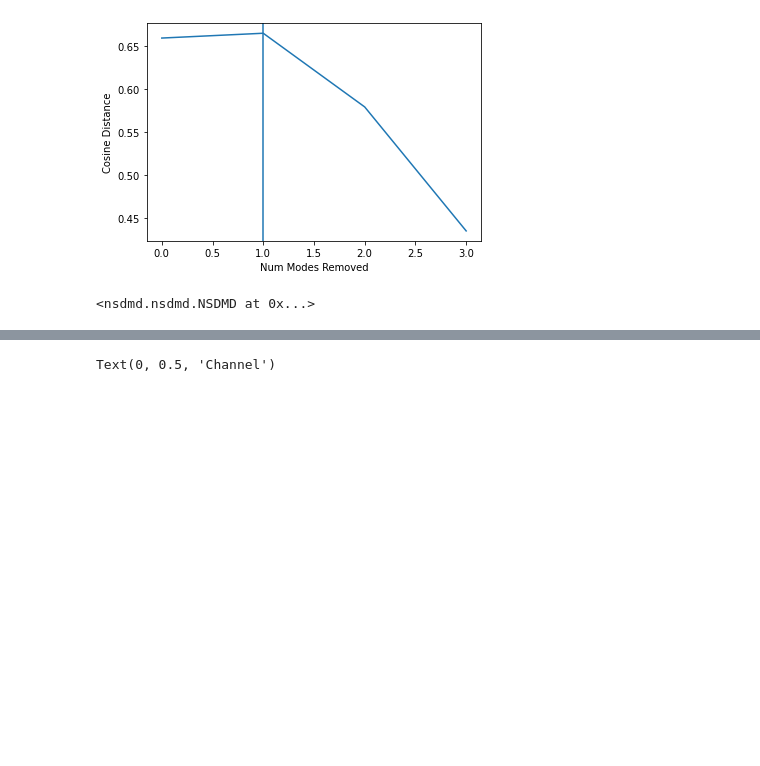
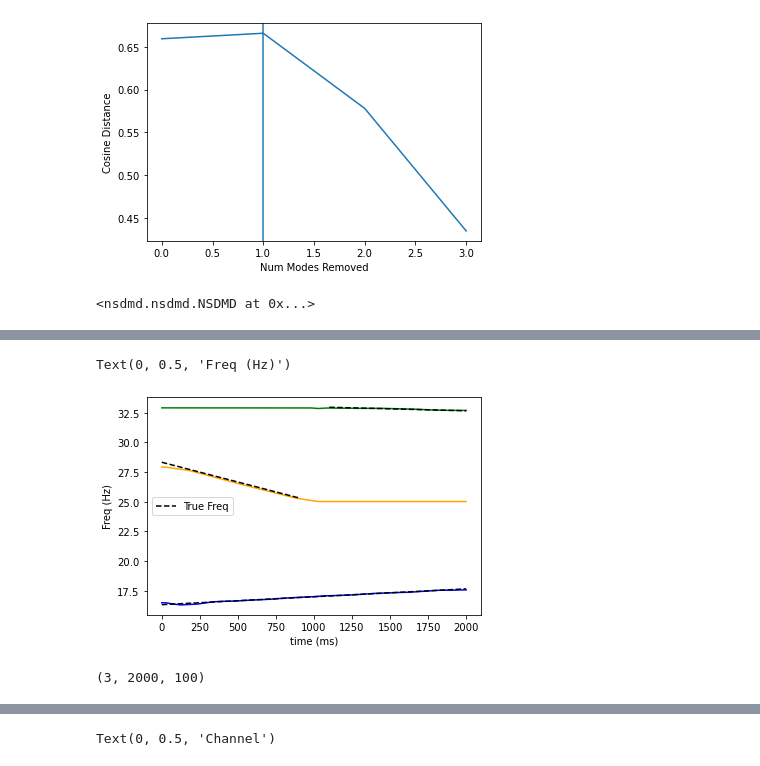
Before and after one commit to learning-2-learn/nsdmd, a Jupyter notebook: examples/freq_drift_demo.ipynb, the cells around one changed output, grey strips where cells are left out. Drawn from its saved outputs; the diff is of its cells as text; code cells hidden in the pictures; blank space fills up the shorter version.

Commit message:
Added extra figures based on changing freq and phi

```diff
--- a/examples/freq_drift_demo.ipynb
+++ b/examples/freq_drift_demo.ipynb
@@ -109,0 +110,19 @@ Text(0.5, 1.0, 'f(t) vs True f(t)')
+# %%
+plt.plot(model.freqs_hat_[0], color=colors[0])
+plt.plot(model.freqs_hat_[1], color=colors[1])
+plt.plot(model.freqs_hat_[2], color=colors[2])
+
+plt.plot(np.arange(0,900), f2[2000:2900], color='black', linestyle='dashed', label='True Freq')
+plt.plot(np.arange(1100,2000), f2[3100:4000], color='black', linestyle='dashed')
+plt.plot(np.arange(2000), f1[2000:4000], color='black', linestyle='dashed')
+
+plt.legend()
+plt.xlabel('time (ms)')
+plt.ylabel('Freq (Hz)')
+# %% [output]
+Text(0, 0.5, 'Freq (Hz)')
+[figure, added]
+# %%
+model.phis_hat_.shape
+# %% [output]
+(3, 2000, 100)
```
Also changed, not shown: parts of 4 cells of this notebook, 2 other files.
